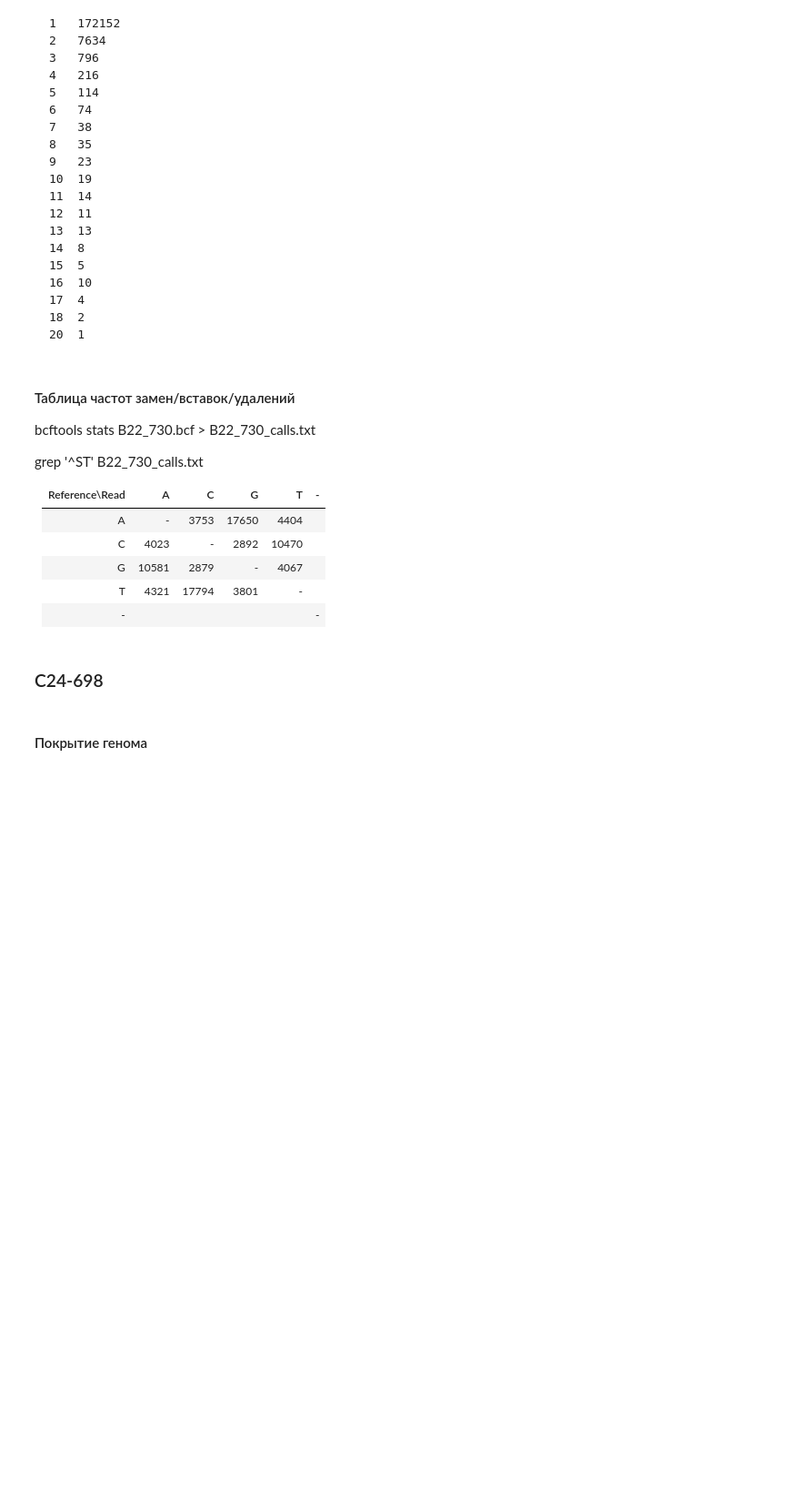
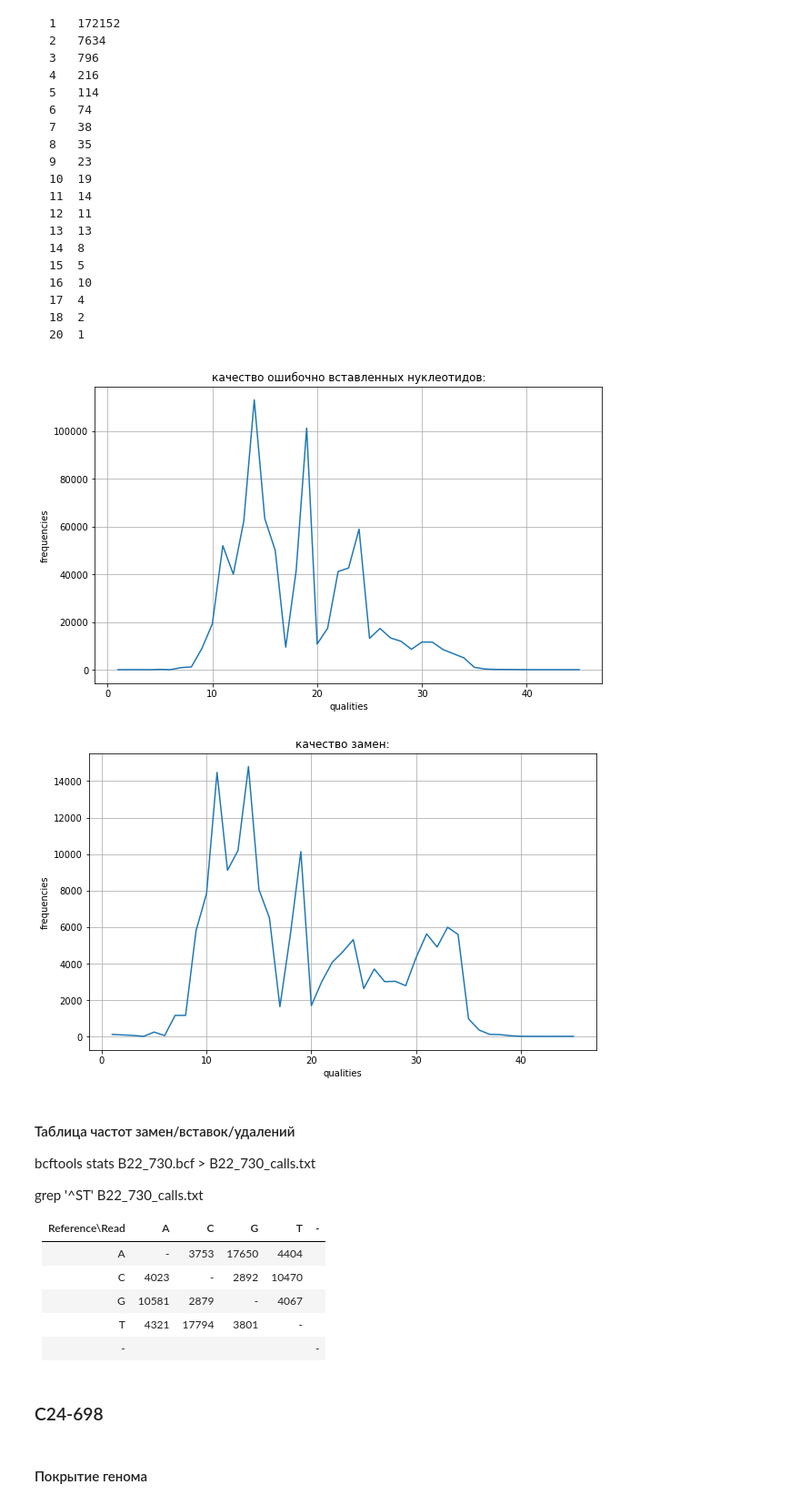
Before and after one commit to yegorov-boris/ngs, a Jupyter notebook: hw2/hw2.ipynb, the cells around one changed output. Shown: that part at 91% size. Cells and saved outputs as stored; diff of their text form; code cells hidden in the pictures; blank space fills up the shorter version.

```diff
--- a/hw2/hw2.ipynb
+++ b/hw2/hw2.ipynb
@@ -282,12 +282,30 @@ def coverage_stats(sizes_path, bedgraph_path, chrom, length):
     ax.grid(True)
     plt.show()
 
+def substitution_quality_stats(path, chrom):
+    samfile = pysam.AlignmentFile(path, "rb")
+
+    substitutions = Counter()
+#     n = 0
+    for read in samfile.fetch(chrom):
+        for p in read.get_aligned_pairs(with_seq=True):
+            if p[2] in ['a', 'c', 'g', 't']:
+                substitutions.incr(read.query_qualities[p[0]])
+
+#         n +=1
+#         if n > 10000:
+#             break
+
+    samfile.close()
+
+    qs_s, fs_s = substitutions.get_xy()
+    plot_quality_stats(qs_s, fs_s, 'качество замен:')
+
 def nucl_quality_stats(path, chrom):
     samfile = pysam.AlignmentFile(path, "rb")
 
     inserts = Counter()
-    substitutions = Counter()
-    n = 0
+#     n = 0
     for pileupcolumn in samfile.pileup(chrom):
         for pileupread in pileupcolumn.pileups:
             if pileupread.is_del:
@@ -295,22 +313,15 @@ def nucl_quality_stats(path, chrom):
 
             if pileupread.indel:
                 inserts.incr(pileupread.alignment.query_qualities[pileupread.query_position])
-                continue
 
-            if pileupread.alignment.get_aligned_pairs(with_seq=True)[pileupread.query_position][2] in ['a', 'c', 'g', 't']:
-                substitutions.incr(pileupread.alignment.query_qualities[pileupread.query_position])
-
-        n +=1
-        if n > 10000:
-            break
+#         n +=1
+#         if n > 1000:
+#             break
 
     samfile.close()
 
     qs_i, fs_i = inserts.get_xy()
     plot_quality_stats(qs_i, fs_i, 'качество ошибочно вставленных нуклеотидов:')
-
-    qs_s, fs_s = substitutions.get_xy()
-    plot_quality_stats(qs_s, fs_s, 'качество замен:')
 
 def plot_quality_stats(qs, fs, title):
     fig, ax = plt.subplots()
@@ -477,3 +475,14 @@ nucl_quality_stats("B22_730.sorted.bam", )
+# %%
+# import datetime
+
+# print(datetime.datetime.now())
+nucl_quality_stats("B22_730.sorted.bam", "gi|170079663|ref|NC_010473.1|")
+# print(datetime.datetime.now())
+substitution_quality_stats("B22_730.sorted.bam", "gi|170079663|ref|NC_010473.1|")
+# print(datetime.datetime.now())
+# %% [output]
+[figure, added]
+[figure, added]
 # %% [markdown]
 #### Таблица частот замен/вставок/удалений
 
```
Also changed, not shown: parts of 3 cells of this notebook.
